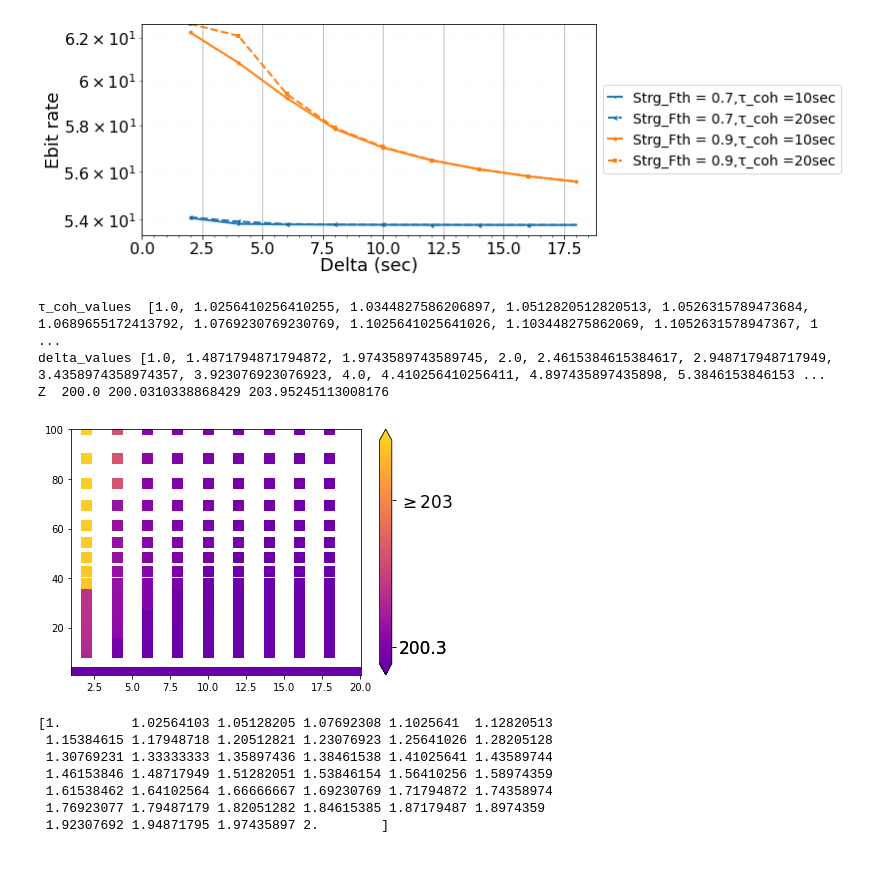
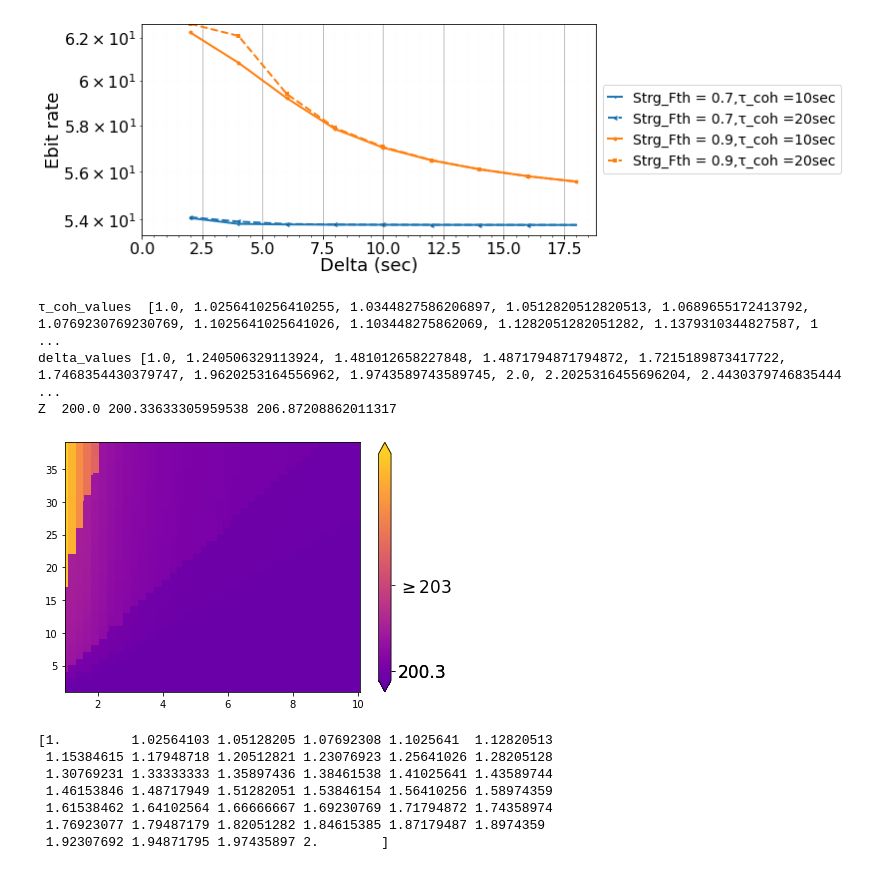
Before and after one commit to pooryousefshahrooz/QSN, a Jupyter notebook: plotting/parsing_and_plotting.ipynb, the cells around one changed output. Cells and saved outputs as stored; diff of their text form; code cells hidden in the pictures.

```diff
--- a/plotting/parsing_and_plotting.ipynb
+++ b/plotting/parsing_and_plotting.ipynb
@@ -338,7 +338,7 @@ with open(result_file_path, "r") as f:
         edge_capacity = int(line[8])
         if  ( t_max in [20] and request_fidelity_threshold in [0.6]  and
              storage_block_threshold in [0.7] and
-              delta <=20 and τ_coh <80 and edge_capacity in [200] and storage_capacity in [400]
+           τ_coh <40 and  delta < 10 and    edge_capacity in [200] and storage_capacity in [400]
             ):
             try:
                 each_coh_delata_ebit[τ_coh,delta].append(objective_value)
@@ -352,38 +352,38 @@ with open(result_file_path, "r") as f:
 
 X = []
 Y =[]
 Z = []
 rate_or_utility_values = []
 τ_coh_values.sort()
 delta_values.sort()
 print("τ_coh_values ",τ_coh_values)
 print("delta_values",delta_values)
 
 for delta in delta_values:
     for τ_coh in τ_coh_values:
         if (τ_coh,delta) in each_coh_delata_ebit:
             ebits = each_coh_delata_ebit[τ_coh,delta]
             avg_ebits = sum(ebits)/len(ebits)
             X.append(delta)
             Y.append(τ_coh)
             Z.append(avg_ebits)
 
 print("Z ",min(Z),sum(Z)/len(Z),max(Z))
 plotting_2D("Delta","coherence time (ms)","Ebit rate",
                           10, 10, 10,
                           10, 0, 0,
                           0,0,
-                          500,
+                          50,
                           X,Y,Z,200,200.3,203,
                           False,True,
                           False,1,
                           18,"plots/3D_delta_coherence_ebit_rate.pdf",
                           False,3,6,3.6)
 # %% [output]
-τ_coh_values  [1.0, 1.0256410256410255, 1.0344827586206897, 1.0512820512820513, 1.0526315789473684, 1.0689655172413792, 1.0769230769230769, 1.1025641025641026, 1.103448275862069, 1.1052631578947367, 1 ...
-delta_values [1.0, 1.4871794871794872, 1.9743589743589745, 2.0, 2.4615384615384617, 2.948717948717949, 3.4358974358974357, 3.923076923076923, 4.0, 4.410256410256411, 4.897435897435898, 5.3846153846153 ...
-Z  200.0 200.0310338868429 203.95245113008176
+τ_coh_values  [1.0, 1.0256410256410255, 1.0344827586206897, 1.0512820512820513, 1.0689655172413792, 1.0769230769230769, 1.1025641025641026, 1.103448275862069, 1.1282051282051282, 1.1379310344827587, 1 ...
+delta_values [1.0, 1.240506329113924, 1.481012658227848, 1.4871794871794872, 1.7215189873417722, 1.7468354430379747, 1.9620253164556962, 1.9743589743589745, 2.0, 2.2025316455696204, 2.4430379746835444 ...
+Z  200.0 200.33633305959538 206.87208862011317
-[figure, old version]
+[figure, new version]
 # %%
 import numpy as np
 τ_coh_list = np.linspace(1,2,40)
```
Also changed, not shown: 3 other files.
